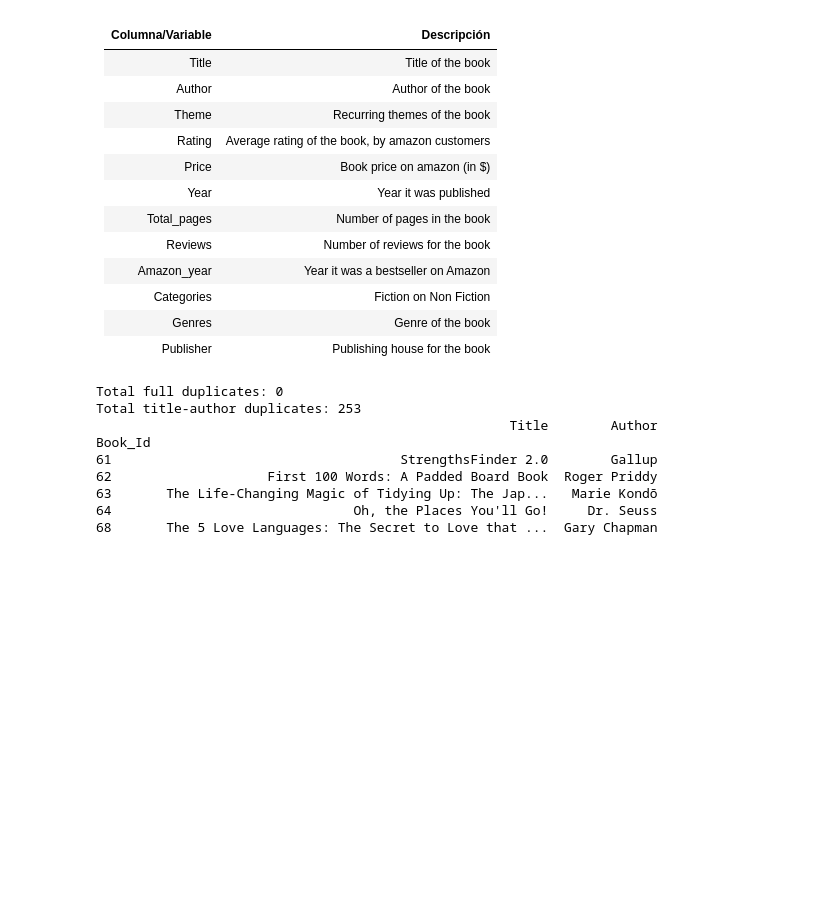
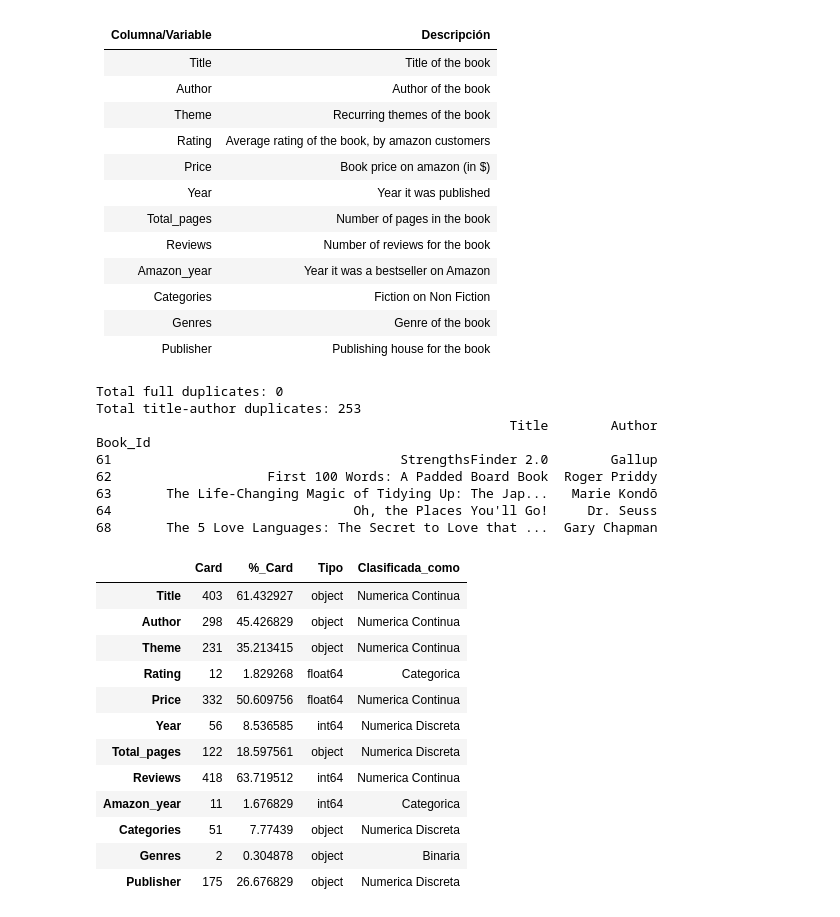
Before and after one commit to Martagilant/EDA, a Jupyter notebook: amazon_analysis.ipynb, the cells around one changed output. Cells and saved outputs as stored; diff of their text form; code cells hidden in the pictures; blank space fills up the shorter version.

```diff
--- a/amazon_analysis.ipynb
+++ b/amazon_analysis.ipynb
@@ -285,0 +267,22 @@ card_tipo(df)
+# %%
+df_tipificacion = pd.DataFrame([df.nunique(), df.nunique()/len(df) * 100, df.dtypes]).T.rename(columns = {0: "Card",\
+                                                                                                                                 1: "%_Card", 2: "Tipo"})
+df_tipificacion["Clasificada_como"] = "Categorica"
+df_tipificacion.loc[df_tipificacion.Card == 2, "Clasificada_como"] = "Binaria"
+df_tipificacion.loc[df_tipificacion["Card"] > 13, "Clasificada_como"] ="Numerica Discreta"
+df_tipificacion.loc[df_tipificacion["%_Card"] > 30, "Clasificada_como"] = "Numerica Continua"
+df_tipificacion
+# %% [output]
+|  | Card | %_Card | Tipo | Clasificada_como |
+| Title | 403 | 61.432927 | object | Numerica Continua |
+| Author | 298 | 45.426829 | object | Numerica Continua |
+| Theme | 231 | 35.213415 | object | Numerica Continua |
+| Rating | 12 | 1.829268 | float64 | Categorica |
+| Price | 332 | 50.609756 | float64 | Numerica Continua |
+| Year | 56 | 8.536585 | int64 | Numerica Discreta |
+| Total_pages | 122 | 18.597561 | object | Numerica Discreta |
+| Reviews | 418 | 63.719512 | int64 | Numerica Continua |
+| Amazon_year | 11 | 1.676829 | int64 | Categorica |
+| Categories | 51 | 7.77439 | object | Numerica Discreta |
+| Genres | 2 | 0.304878 | object | Binaria |
+| Publisher | 175 | 26.676829 | object | Numerica Discreta |
```
Also changed, not shown: parts of 10 cells of this notebook, 2 other files.
